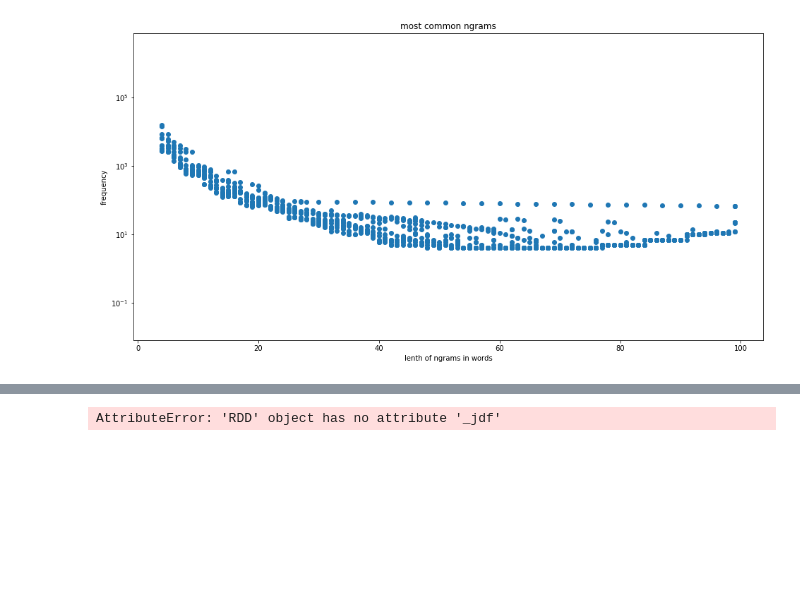
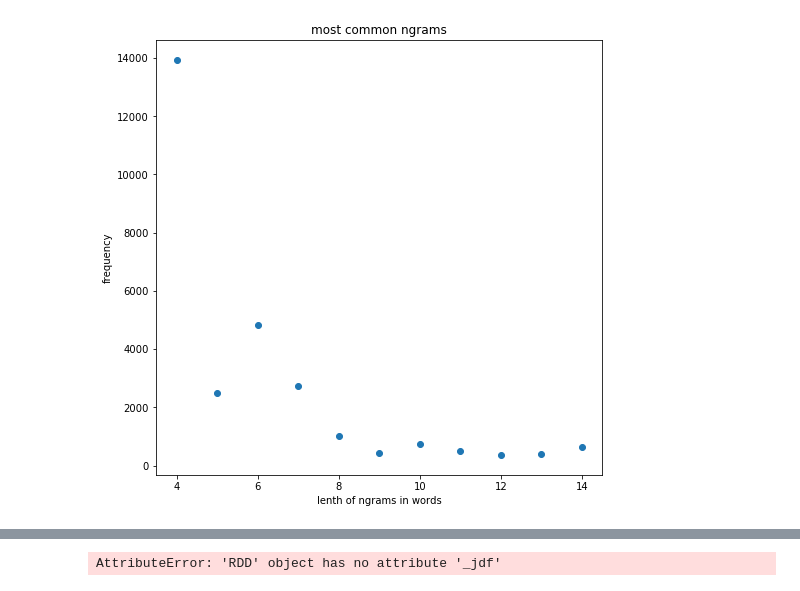
Before and after one commit to ethylomat/LegalComplete, a Jupyter notebook: otto/pattern_search.ipynb, the cells around one changed output, grey strips where cells are left out. Cells and saved outputs as stored; diff of their text form; code cells hidden in the pictures; blank space fills up the shorter version.

```diff
--- a/otto/pattern_search.ipynb
+++ b/otto/pattern_search.ipynb
@@ -39 +38,16 @@ len(minidf)
+# %%
+def compute_top_phrase_frequencies(min_len, max_len=None):
+    """ computes all ngrams and selects the 1000 most frequent ngrams"""
+    if not max_len:
+        max_len = min_len
+    longgrams = list(nltk.everygrams(filtered_data, min_len, max_len))
+    most_common = Counter(longgrams)
+    most_common = most_common.most_common(1000)
+    return most_common
+# %%
+minlen = 4
+maxlen = 150
+common_phrases = {}
+for i in tqdm(range(minlen, maxlen)):
+    common_phrases[i] = compute_top_phrase_frequencies(i)
 # %%
@@ -92,5 +98,16 @@ TypeError: unhashable type: 'slice'
 # %%
-for i in range(len(phrases)):
-    print("freq: ", frequencies[i], "length", lengths[i])
-    print(phrases[i])
-    print("")
+def plot_result(phrases, frequencies, lengths):
+    fig = plt.figure(figsize =(8,8))
+    plt.title("most common ngrams")
+
+    plt.ylabel("frequency")
+    plt.xlabel("lenth of ngrams in words")
+    plt.scatter(lengths, frequencies)
+    plt.show()
+
+
+def print_result(phrases, frequencies, lengths):
+    for i in range(len(phrases)):
+        print("freq: ", frequencies[i], "length", lengths[i])
+        print(phrases[i])
+        print("")
@@ -115,11 +114,5 @@ die beschwerde ist unzulässig, weil entscheidungen der oberverwaltungsgerichte
-# %%
-fig = plt.figure(figsize =(16,8))
-plt.title("most common ngrams")
-
-plt.ylabel("frequency")
-plt.yscale("log")
-plt.xlabel("lenth of ngrams in words")
-plt.scatter(lengths, frequencies)
-fig.show()
-# %% [output]
-[figure, removed]
+# %%
+phrases, frequencies, lengths = filter_duplicate_phrases(common_phrases, 2, 15, 1)
+plot_result(phrases, frequencies, lengths)
+# %% [output]
+[figure, added]
```
Also changed, not shown: parts of 21 cells of this notebook, 2 other files.
